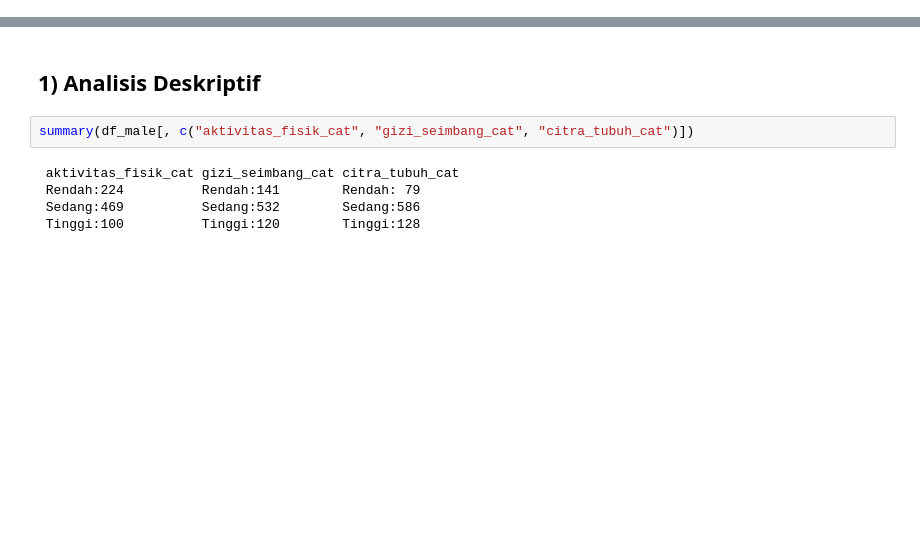
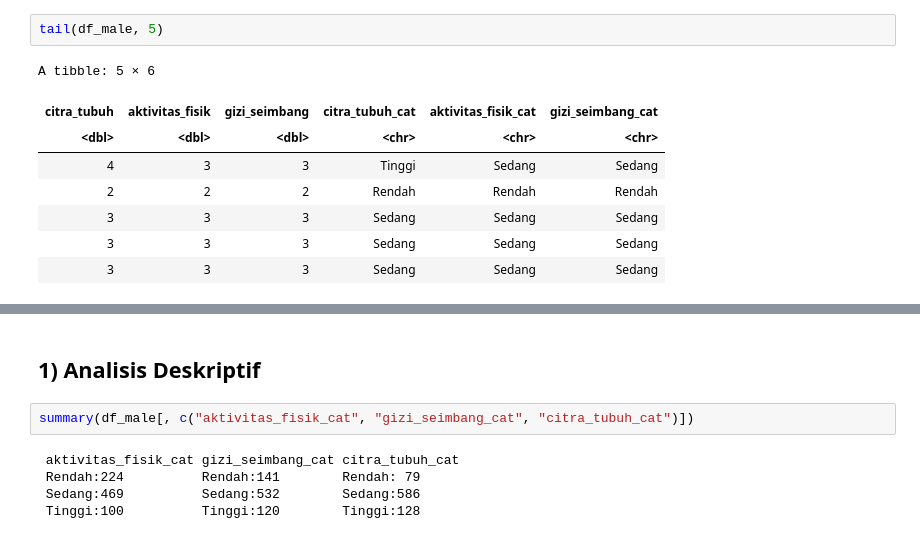
Before and after one commit to oktavianuu/the-curious-analyst, a Jupyter notebook: citra_tubuh/notebook/analysis.ipynb, the cells around one changed output, grey strips where cells are left out. Saved outputs shown, nothing was run; the diff lists cells and outputs as text; blank space fills up the shorter version.

```diff
--- a/citra_tubuh/notebook/analysis.ipynb
+++ b/citra_tubuh/notebook/analysis.ipynb
@@ -45,0 +47,11 @@ A tibble: 6 × 6
+# %%
+tail(df_male, 5)
+# %% [output]
+A tibble: 5 × 6
+| citra_tubuh | aktivitas_fisik | gizi_seimbang | citra_tubuh_cat | aktivitas_fisik_cat | gizi_seimbang_cat |
+| <dbl> | <dbl> | <dbl> | <chr> | <chr> | <chr> |
+| 4 | 3 | 3 | Tinggi | Sedang | Sedang |
+| 2 | 2 | 2 | Rendah | Rendah | Rendah |
+| 3 | 3 | 3 | Sedang | Sedang | Sedang |
+| 3 | 3 | 3 | Sedang | Sedang | Sedang |
+| 3 | 3 | 3 | Sedang | Sedang | Sedang |
```
Also changed, not shown: parts of 9 cells of this notebook, 6 other files.
